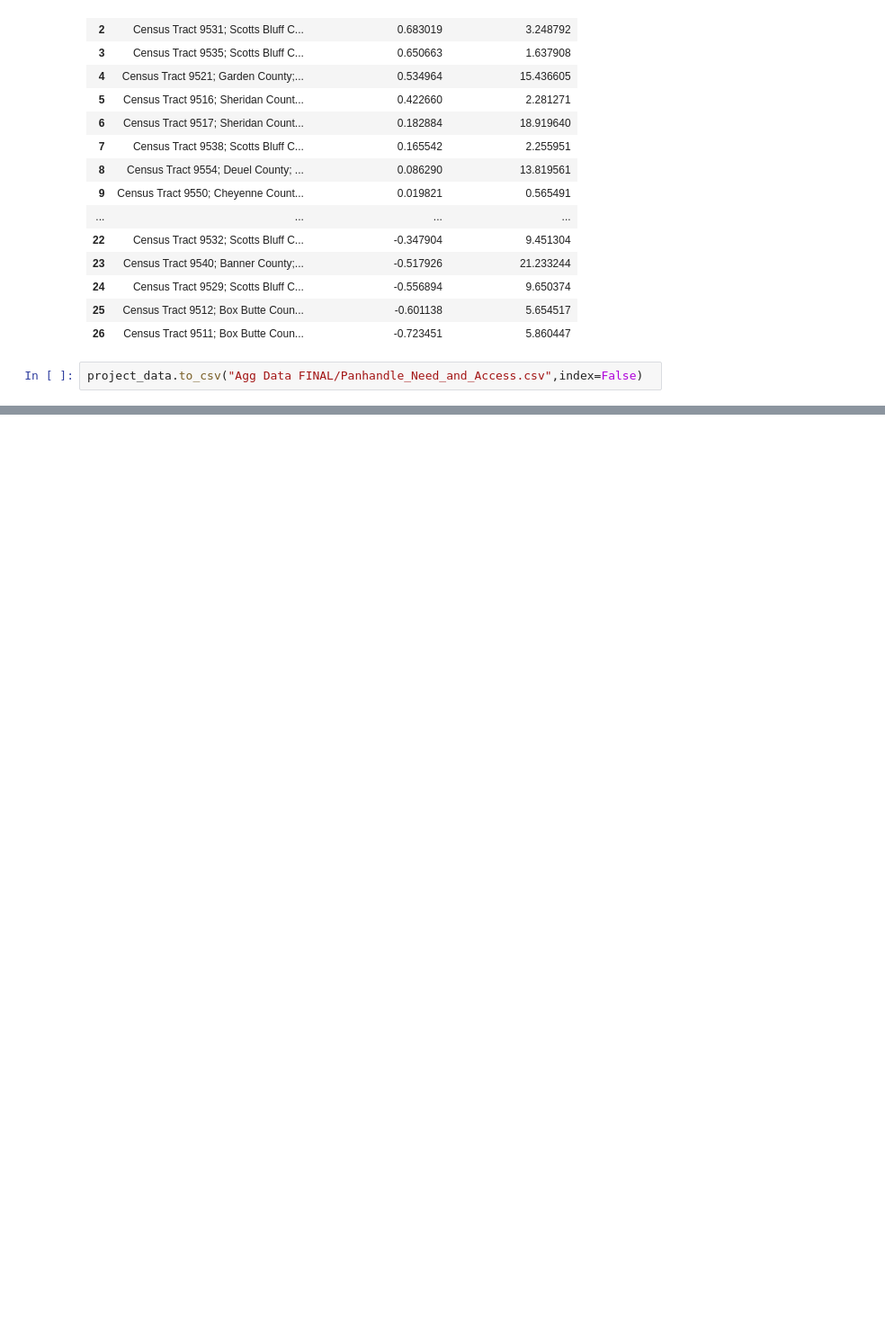
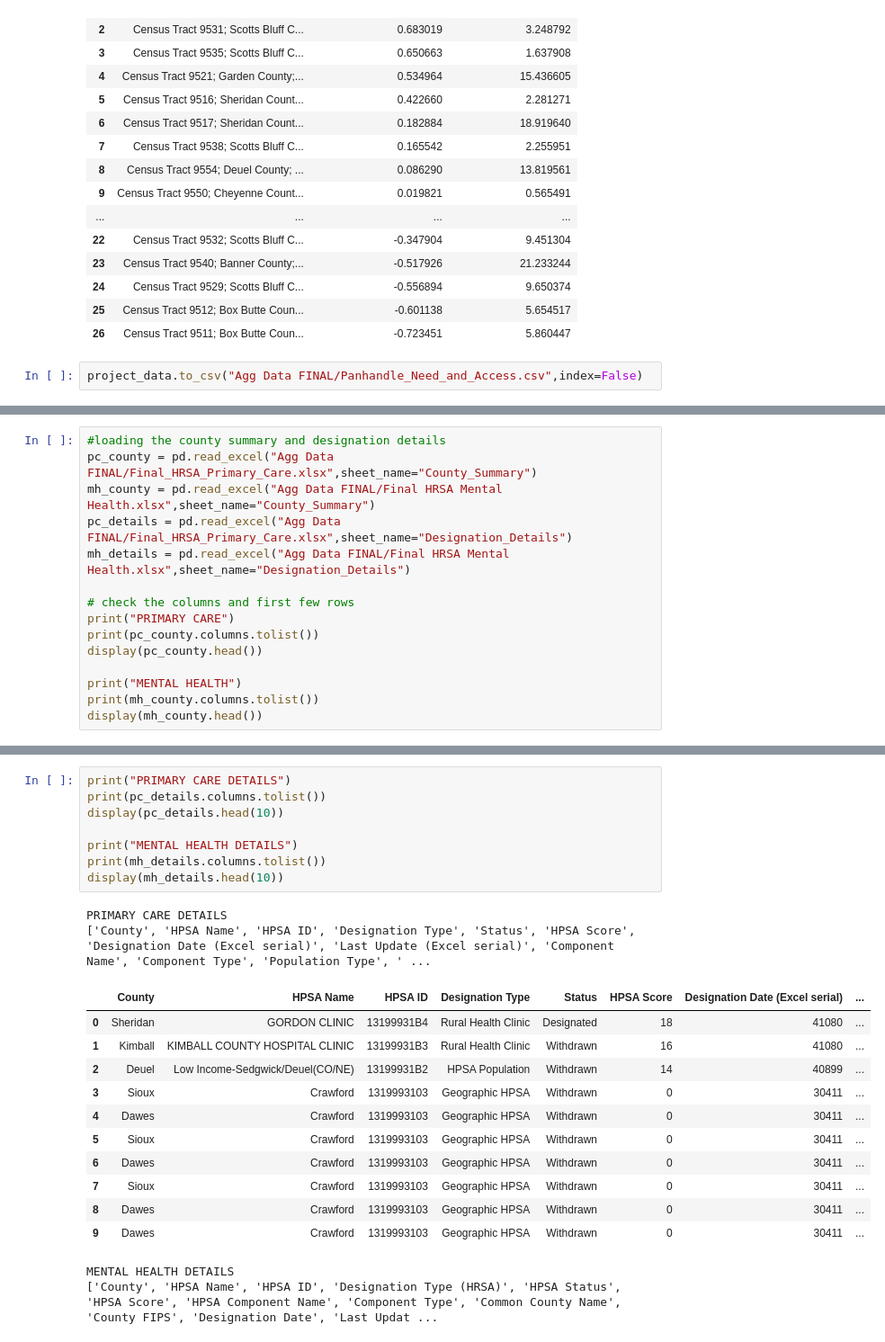
Before and after one commit to sck2189985/sand-canyon-project, a Jupyter notebook: Distance_calc_code.ipynb, the cells around one changed output, grey strips where cells are left out. Shown at 90% size. Saved outputs shown, nothing was run; the diff lists cells and outputs as text; blank space fills up the shorter version.

```diff
--- a/Distance_calc_code.ipynb
+++ b/Distance_calc_code.ipynb
@@ -114,0 +124,15 @@ project_data.to_csv("Agg Data FINAL/Panhandle_Need_and_Access.csv",index=False)
+# %%
+#loading the county summary and designation details
+pc_county = pd.read_excel("Agg Data FINAL/Final_HRSA_Primary_Care.xlsx",sheet_name="County_Summary")
+mh_county = pd.read_excel("Agg Data FINAL/Final HRSA Mental Health.xlsx",sheet_name="County_Summary")
+pc_details = pd.read_excel("Agg Data FINAL/Final_HRSA_Primary_Care.xlsx",sheet_name="Designation_Details")
+mh_details = pd.read_excel("Agg Data FINAL/Final HRSA Mental Health.xlsx",sheet_name="Designation_Details")
+
+# check the columns and first few rows
+print("PRIMARY CARE")
+print(pc_county.columns.tolist())
+display(pc_county.head())
+
+print("MENTAL HEALTH")
+print(mh_county.columns.tolist())
+display(mh_county.head())
@@ -114,0 +156,24 @@ project_data.to_csv("Agg Data FINAL/Panhandle_Need_and_Access.csv",index=False)
+# %%
+print("PRIMARY CARE DETAILS")
+print(pc_details.columns.tolist())
+display(pc_details.head(10))
+
+print("MENTAL HEALTH DETAILS")
+print(mh_details.columns.tolist())
+display(mh_details.head(10))
+# %% [output]
+PRIMARY CARE DETAILS
+['County', 'HPSA Name', 'HPSA ID', 'Designation Type', 'Status', 'HPSA Score', 'Designation Date (Excel serial)', 'Last Update (Excel serial)', 'Component Name', 'Component Type', 'Population Type', ' ...
+|  | County | HPSA Name | HPSA ID | Designation Type | Status | HPSA Score | Designation Date (Excel serial) | ... |
+| 0 | Sheridan | GORDON CLINIC | 13199931B4 | Rural Health Clinic | Designated | 18 | 41080 | ... |
+| 1 | Kimball | KIMBALL COUNTY HOSPITAL CLINIC | 13199931B3 | Rural Health Clinic | Withdrawn | 16 | 41080 | ... |
+| 2 | Deuel | Low Income-Sedgwick/Deuel(CO/NE) | 13199931B2 | HPSA Population | Withdrawn | 14 | 40899 | ... |
+| 3 | Sioux | Crawford | 1319993103 | Geographic HPSA | Withdrawn | 0 | 30411 | ... |
+| 4 | Dawes | Crawford | 1319993103 | Geographic HPSA | Withdrawn | 0 | 30411 | ... |
+| 5 | Sioux | Crawford | 1319993103 | Geographic HPSA | Withdrawn | 0 | 30411 | ... |
+| 6 | Dawes | Crawford | 1319993103 | Geographic HPSA | Withdrawn | 0 | 30411 | ... |
+| 7 | Sioux | Crawford | 1319993103 | Geographic HPSA | Withdrawn | 0 | 30411 | ... |
+| 8 | Dawes | Crawford | 1319993103 | Geographic HPSA | Withdrawn | 0 | 30411 | ... |
+| 9 | Dawes | Crawford | 1319993103 | Geographic HPSA | Withdrawn | 0 | 30411 | ... |
+MENTAL HEALTH DETAILS
+['County', 'HPSA Name', 'HPSA ID', 'Designation Type (HRSA)', 'HPSA Status', 'HPSA Score', 'HPSA Component Name', 'Component Type', 'Common County Name', 'County FIPS', 'Designation Date', 'Last Updat ...
```
Also changed, not shown: parts of 8 cells of this notebook, 2 other files.
